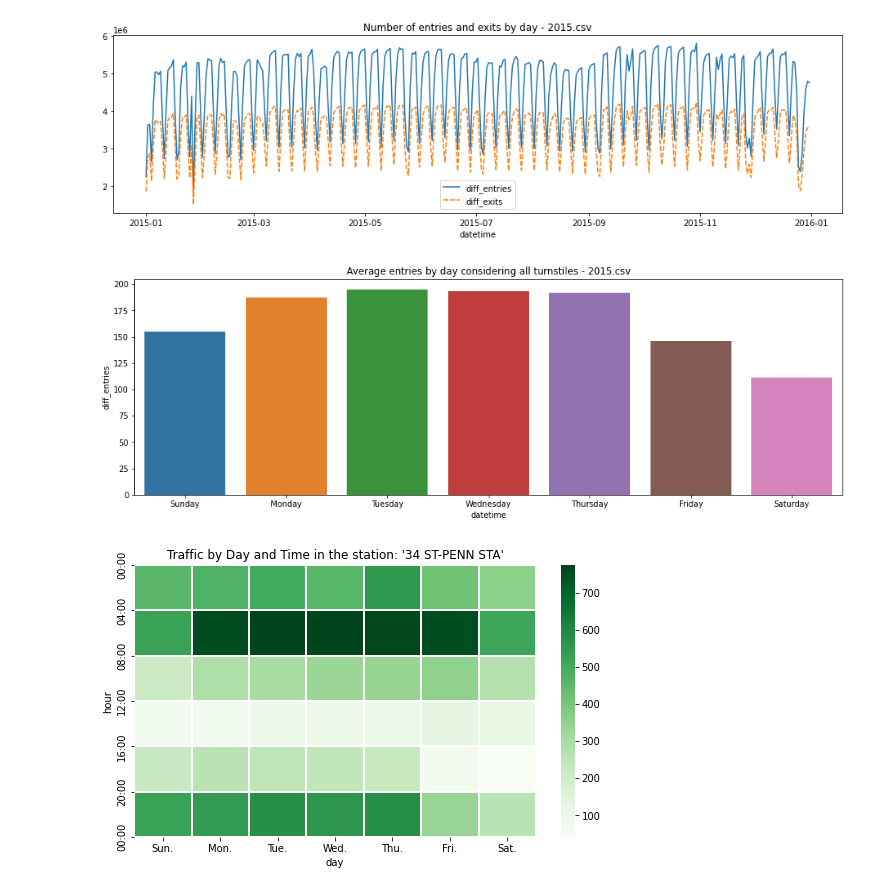
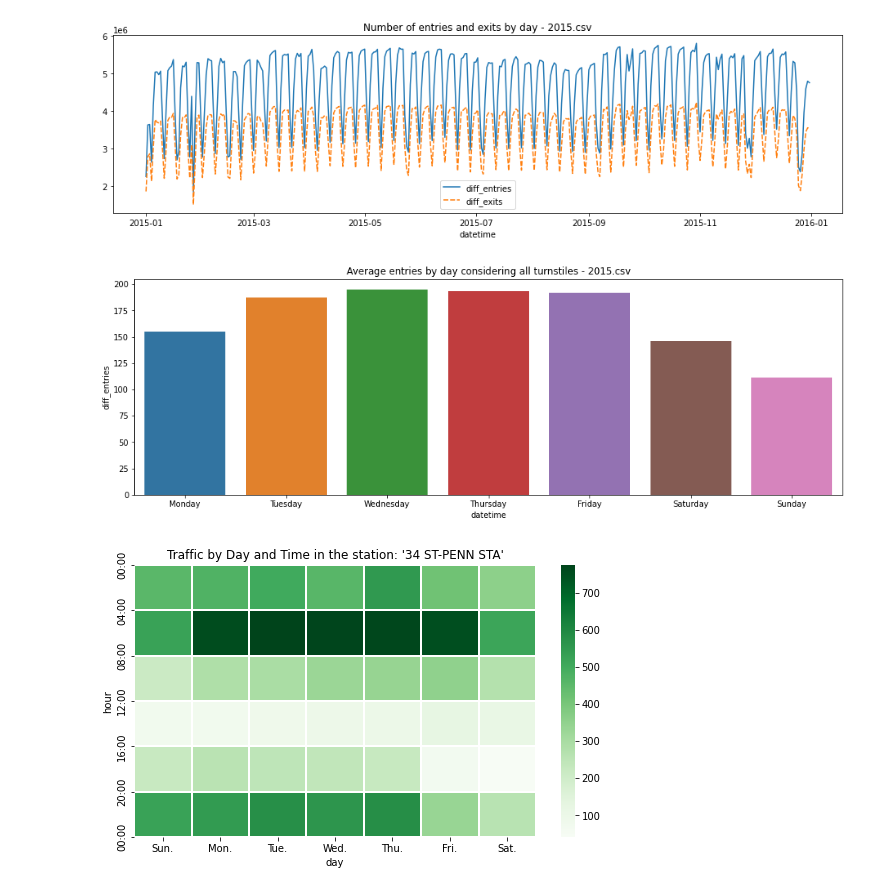
Before and after one commit to esgario/nyc-metro-forecasting, a Jupyter notebook: 1_exploratory_data_analysis.ipynb, the cells around one changed output. Cells and saved outputs as stored; diff of their text form; code cells hidden in the pictures.

```diff
--- a/1_exploratory_data_analysis.ipynb
+++ b/1_exploratory_data_analysis.ipynb
@@ -178,18 +174,18 @@ sns.lineplot(data=total_traffic_by_day).set(title=f"Number of entries and exits
 # %%
 # Plot average entries by day
 df_total_by_day = df.groupby(df.datetime.dt.day_of_week)[['diff_entries']].mean().reset_index()
 
 plt.figure(figsize=(16, 5))
 ax = sns.barplot(
     data=df_total_by_day,
     x='datetime',
     y='diff_entries',
 )
 _ = ax.set(title=f"Average entries by day considering all turnstiles - {CSV_FILE}")
-_ = ax.set_xticks(range(7), ["Sunday", "Monday", "Tuesday", "Wednesday", "Thursday", "Friday", "Saturday"])
+_ = ax.set_xticks(range(7), ["Monday", "Tuesday", "Wednesday", "Thursday", "Friday", "Saturday", "Sunday"])
 del df_total_by_day
 # %% [output]
-[figure, old version]
+[figure, new version]
 # %%
 def plot_traffic_by_hour_and_weekday(key, cmap='Greens', n_highest=2):
 
```
Also changed, not shown: parts of 7 cells of this notebook, 1 other file.
